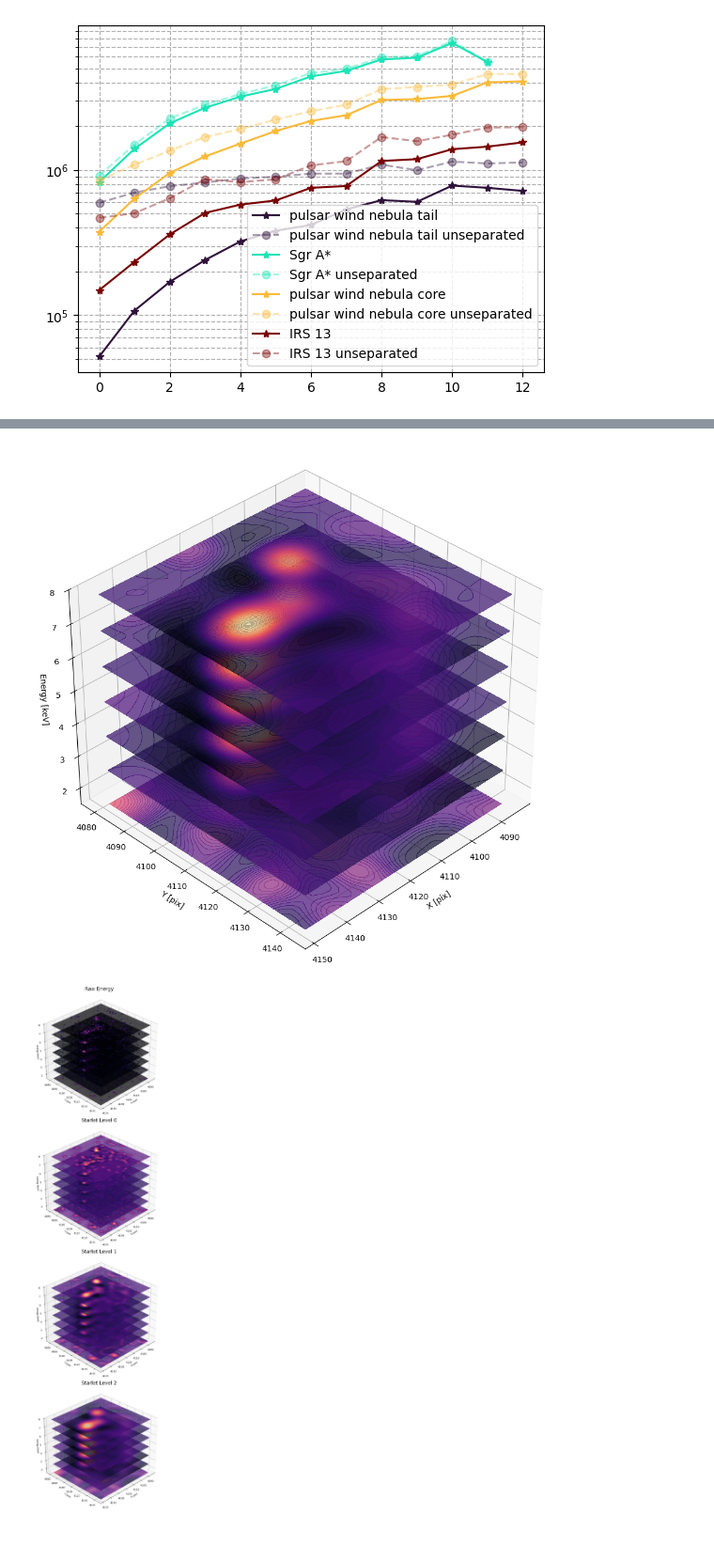
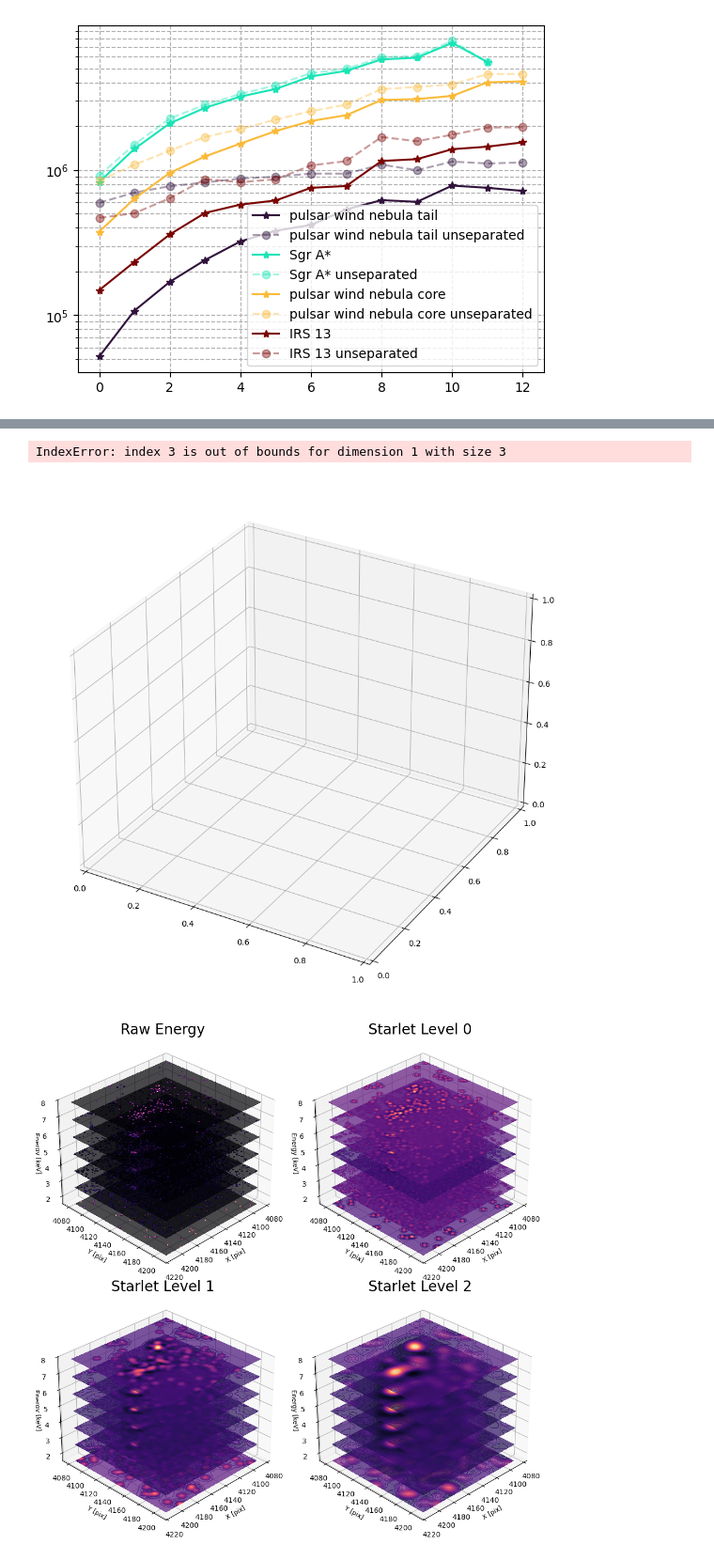
Before and after one commit to star-skelly/dogs_source_separation, a Jupyter notebook: scientific_analysis.ipynb, the cells around one changed output, grey strips where cells are left out. Shown at 94% size. Saved outputs shown, nothing was run; the diff lists cells and outputs as text; code cells hidden in the pictures.

```diff
--- a/scientific_analysis.ipynb
+++ b/scientific_analysis.ipynb
@@ -182,7 +176,7 @@ def energy_of_contour_ring(contour_collection, data, lvl: int, separated=True):
 def energy_density_ring(contour_collection, data, lvl: int, separated=True):
     return energy_of_contour_ring(contour_collection, data, lvl, separated) / area_of_contour_ring(contour_collection, lvl)
 # %%
-fig, (ax1, ax2) = plt.subplots(1, 2, figsize=(18, 7))
+fig, (ax1, ax2) = plt.subplots(1, 2, figsize=(16, 7))
 h2d = ax1.hist2d(subset['x'], subset['y'], bins=(BINX, BINY),
                  weights=subset['energy'],
                  cmap='plasma', norm=LogNorm())
@@ -354,7 +348,8 @@ ax.view_init(elev=35, azim=45)
 
 plt.show()
 # %% [output]
+IndexError: index 3 is out of bounds for dimension 1 with size 3
-[figure, old version]
+[figure, new version]
 # %%
 import matplotlib.pyplot as plt
 import numpy as np
@@ -364,7 +359,7 @@ channels = [0, 1, 2, 3]
 labels = ['Raw Energy', 'Starlet Level 0', 'Starlet Level 1', 'Starlet Level 2']
 
 # Increase the figure height significantly to accommodate the vertical stack
-fig = plt.figure(figsize=(10, 30), constrained_layout=True)
+fig = plt.figure(figsize=(10, 10), constrained_layout=True)
 
 # --- 2. Data Prep (Outside loop for efficiency) ---
 total_bands = cube.shape[0]
@@ -379,36 +374,36 @@ X, Y = np.meshgrid(x_coords, y_coords)
 # --- 3. The Multi-plot Loop ---
 for idx, ch in enumerate(channels):
     # Create a vertical subplot: (rows=4, cols=1, current_index=idx+1)
-    ax = fig.add_subplot(4, 1, idx + 1, projection='3d')
+    ax = fig.add_subplot(2, 2, idx + 1, projection='3d')
 
     step = 8
     for i in range(0, total_bands, step):
         actual_energy = energy_values[i]
         # Access [energy, channel, x, y] and downsample
         slice_data = cube[i, ch, ::skip, ::skip]
 
         ax.contourf(X, Y, slice_data,
                     zdir='z',
                     offset=actual_energy,
                     cmap='magma',
                     levels=50,
                     alpha=0.7)
 
     # --- Aesthetics for the "Clean" Look ---
     ax.set_title(labels[idx], fontsize=20)
     ax.set_zlim(energy_values.min(), energy_values.max())
 
     # Labelling and solving the cutoff issue
     ax.set_xlabel('X [pix]', fontsize=9)
     ax.set_ylabel('Y [pix]', fontsize=9)
     ax.set_zlabel('Energy [keV]', labelpad=-2, fontsize=9)
 
     # View adjustments
     ax.view_init(elev=30, azim=45)
     ax.set_box_aspect((1, 1, 0.8)) # Square base, equal height
 
 # Space things out vertically
-plt.subplots_adjust(hspace=0.05)
+#plt.subplots_adjust(hspace=0.05)
 plt.show()
 # %% [output]
-[figure, old version]
+[figure, new version]
```
Also changed, not shown: parts of 3 cells of this notebook, 1 other file.
